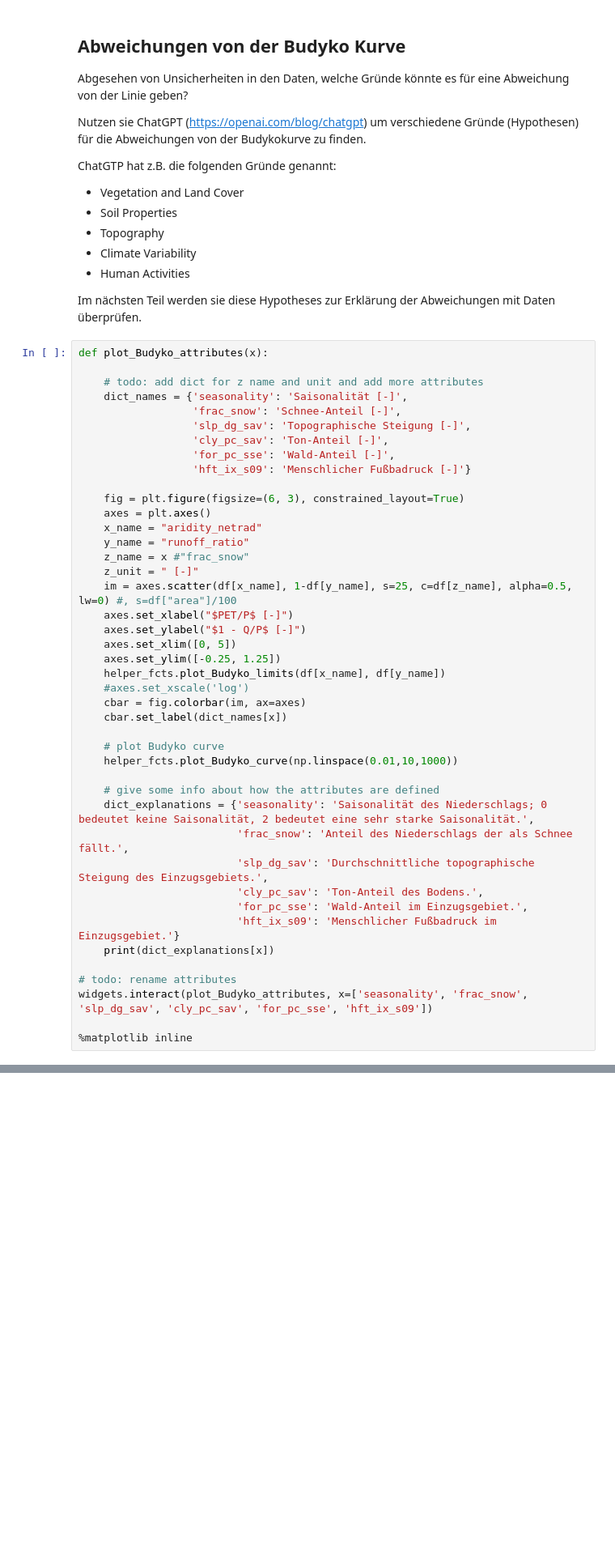
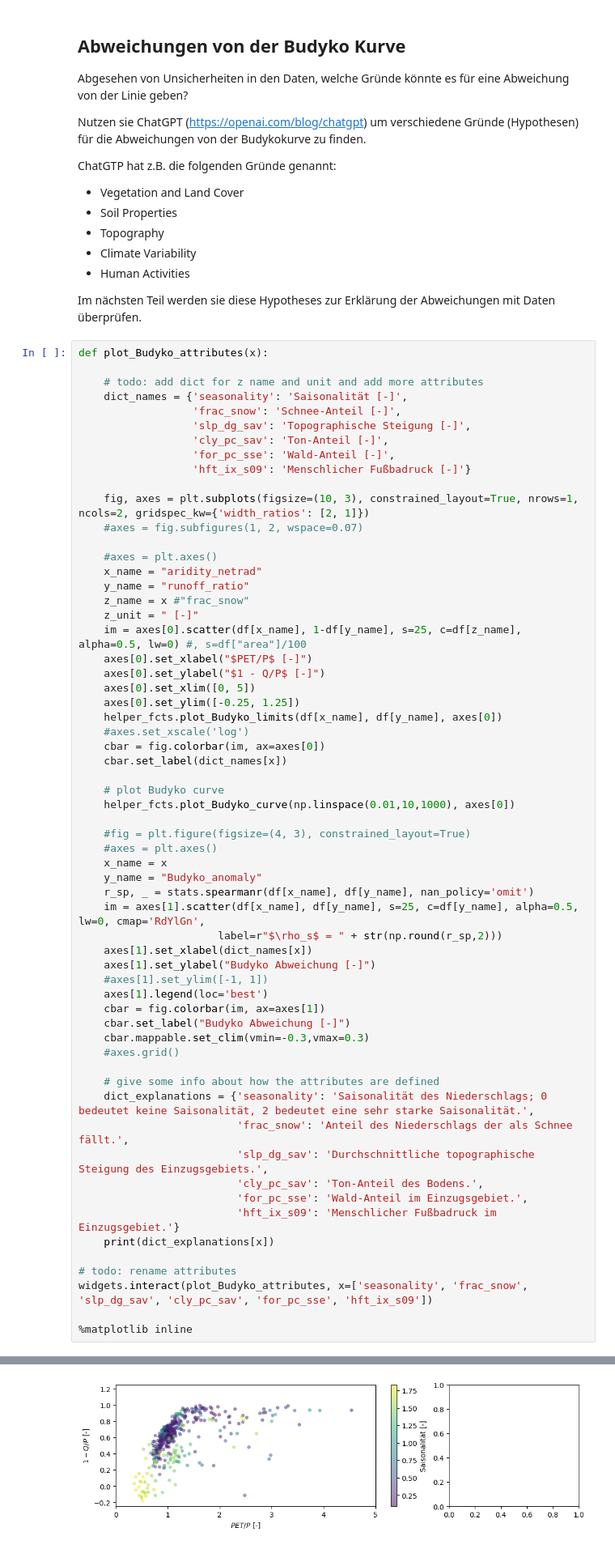
Before and after one commit to SebastianGnann/Budyko_Lehre, a Jupyter notebook: Budyko.ipynb, the cells around one changed output, grey strips where cells are left out. Shown at 81% size. Cells and saved outputs as stored; diff of their text form; blank space fills up the shorter version.

Commit message:
add Budyo anomaly

```diff
--- a/Budyko.ipynb
+++ b/Budyko.ipynb
@@ -231,43 +233,62 @@ def plot_Budyko_attributes(x):
                   'frac_snow': 'Schnee-Anteil [-]',
                   'slp_dg_sav': 'Topographische Steigung [-]',
                   'cly_pc_sav': 'Ton-Anteil [-]',
                   'for_pc_sse': 'Wald-Anteil [-]',
                   'hft_ix_s09': 'Menschlicher Fußbadruck [-]'}
 
-    fig = plt.figure(figsize=(6, 3), constrained_layout=True)
-    axes = plt.axes()
+    fig, axes = plt.subplots(figsize=(10, 3), constrained_layout=True, nrows=1, ncols=2, gridspec_kw={'width_ratios': [2, 1]})
+    #axes = fig.subfigures(1, 2, wspace=0.07)
+
+    #axes = plt.axes()
     x_name = "aridity_netrad"
     y_name = "runoff_ratio"
     z_name = x #"frac_snow"
     z_unit = " [-]"
-    im = axes.scatter(df[x_name], 1-df[y_name], s=25, c=df[z_name], alpha=0.5, lw=0) #, s=df["area"]/100
-    axes.set_xlabel("$PET/P$ [-]")
-    axes.set_ylabel("$1 - Q/P$ [-]")
-    axes.set_xlim([0, 5])
-    axes.set_ylim([-0.25, 1.25])
-    helper_fcts.plot_Budyko_limits(df[x_name], df[y_name])
+    im = axes[0].scatter(df[x_name], 1-df[y_name], s=25, c=df[z_name], alpha=0.5, lw=0) #, s=df["area"]/100
+    axes[0].set_xlabel("$PET/P$ [-]")
+    axes[0].set_ylabel("$1 - Q/P$ [-]")
+    axes[0].set_xlim([0, 5])
+    axes[0].set_ylim([-0.25, 1.25])
+    helper_fcts.plot_Budyko_limits(df[x_name], df[y_name], axes[0])
     #axes.set_xscale('log')
-    cbar = fig.colorbar(im, ax=axes)
+    cbar = fig.colorbar(im, ax=axes[0])
     cbar.set_label(dict_names[x])
 
     # plot Budyko curve
-    helper_fcts.plot_Budyko_curve(np.linspace(0.01,10,1000))
+    helper_fcts.plot_Budyko_curve(np.linspace(0.01,10,1000), axes[0])
+
+    #fig = plt.figure(figsize=(4, 3), constrained_layout=True)
+    #axes = plt.axes()
+    x_name = x
+    y_name = "Budyko_anomaly"
+    r_sp, _ = stats.spearmanr(df[x_name], df[y_name], nan_policy='omit')
+    im = axes[1].scatter(df[x_name], df[y_name], s=25, c=df[y_name], alpha=0.5, lw=0, cmap='RdYlGn',
+                      label=r"$\rho_s$ = " + str(np.round(r_sp,2)))
+    axes[1].set_xlabel(dict_names[x])
+    axes[1].set_ylabel("Budyko Abweichung [-]")
+    #axes[1].set_ylim([-1, 1])
+    axes[1].legend(loc='best')
+    cbar = fig.colorbar(im, ax=axes[1])
+    cbar.set_label("Budyko Abweichung [-]")
+    cbar.mappable.set_clim(vmin=-0.3,vmax=0.3)
+    #axes.grid()
 
     # give some info about how the attributes are defined
     dict_explanations = {'seasonality': 'Saisonalität des Niederschlags; 0 bedeutet keine Saisonalität, 2 bedeutet eine sehr starke Saisonalität.',
                          'frac_snow': 'Anteil des Niederschlags der als Schnee fällt.',
                          'slp_dg_sav': 'Durchschnittliche topographische Steigung des Einzugsgebiets.',
                          'cly_pc_sav': 'Ton-Anteil des Bodens.',
                          'for_pc_sse': 'Wald-Anteil im Einzugsgebiet.',
                          'hft_ix_s09': 'Menschlicher Fußbadruck im Einzugsgebiet.'}
     print(dict_explanations[x])
 
 # todo: rename attributes
 widgets.interact(plot_Budyko_attributes, x=['seasonality', 'frac_snow', 'slp_dg_sav', 'cly_pc_sav', 'for_pc_sse', 'hft_ix_s09'])
 
 %matplotlib inline
 # %% [output]
 interactive(children=(Dropdown(description='x', options=('seasonality', 'frac_snow', 'slp_dg_sav', 'cly_pc_sav…
+[figure, added]
 # %%
 def plot_Budyko_anomaly_attributes(x,*args):
 
```
Also changed, not shown: parts of 3 cells of this notebook, 1 other file.
